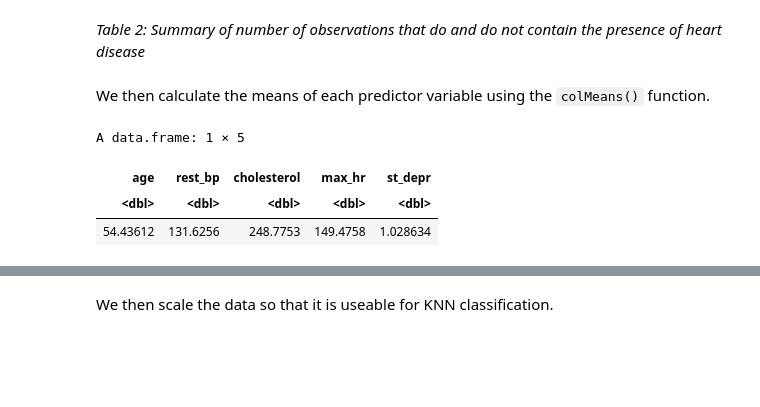
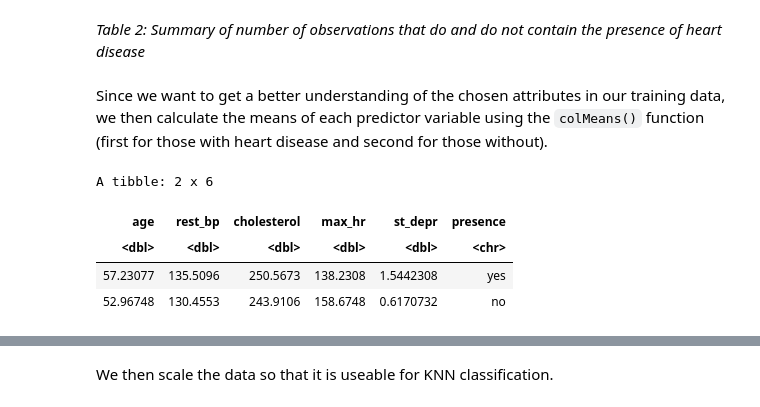
Before and after one commit to itsDagu/dsci100-group-01, a Jupyter notebook: group_proposal.ipynb, the cells around one changed output, grey strips where cells are left out. Cells and saved outputs as stored; diff of their text form; code cells hidden in the pictures; blank space fills up the shorter version.

```diff
--- a/group_proposal.ipynb
+++ b/group_proposal.ipynb
@@ -100,15 +105,26 @@ A tibble: 2 × 2
 # %% [markdown]
 *Table 2: Summary of number of observations that do and do not contain the presence of heart disease*
 # %% [markdown]
-We then calculate the means of each predictor variable using the `colMeans()` function.
+Since we want to get a better understanding of the chosen attributes in our training data, we then calculate the means of each predictor variable using the `colMeans()` function (first for those with heart disease and second for those without).
 # %%
-## Calculating means of the predictor variables
-heart_train_predictors_mean <- heart_train |>
+## Calculating means of the predictor variables in CVD positive cases
+heart_train_predictors_mean_pos <- heart_train |>
+    filter(presence == "yes") |>
     select(-presence) |>
     colMeans()
-as.data.frame.list(heart_train_predictors_mean)
+
+heart_train_predictors_mean_neg <- heart_train |>
+    filter(presence == "no") |>
+    select(-presence) |>
+    colMeans()
+
+heart_train_predictors_mean <- rbind(heart_train_predictors_mean_pos, heart_train_predictors_mean_neg) |>
+    as_tibble() |>
+    mutate(presence = c("yes", "no"))
+heart_train_predictors_mean
 # %% [output]
-A data.frame: 1 × 5
+A tibble: 2 x 6
-| age | rest_bp | cholesterol | max_hr | st_depr |
-| <dbl> | <dbl> | <dbl> | <dbl> | <dbl> |
-| 54.43612 | 131.6256 | 248.7753 | 149.4758 | 1.028634 |
+| age | rest_bp | cholesterol | max_hr | st_depr | presence |
+| <dbl> | <dbl> | <dbl> | <dbl> | <dbl> | <chr> |
+| 57.23077 | 135.5096 | 250.5673 | 138.2308 | 1.5442308 | yes |
+| 52.96748 | 130.4553 | 243.9106 | 158.6748 | 0.6170732 | no |
```
Also changed, not shown: parts of 24 cells of this notebook, 1 other file.
